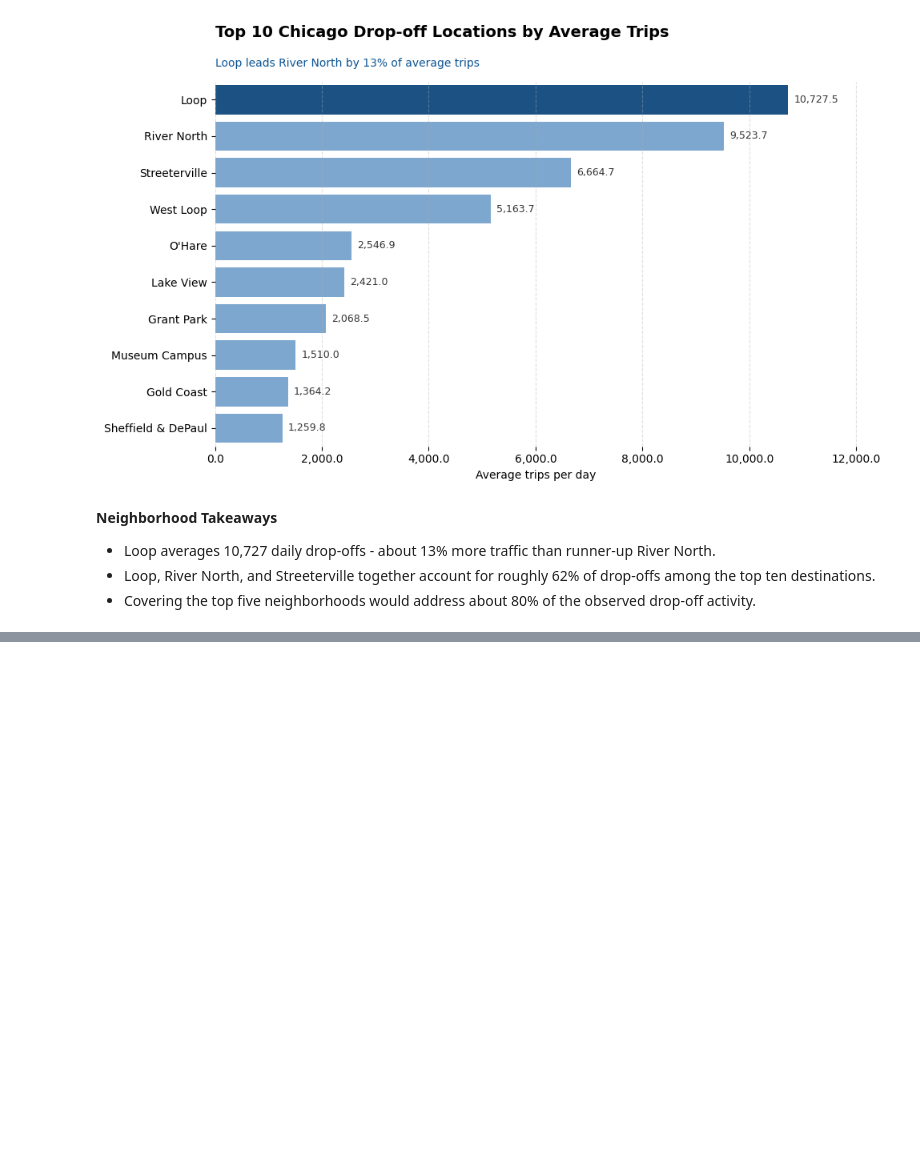
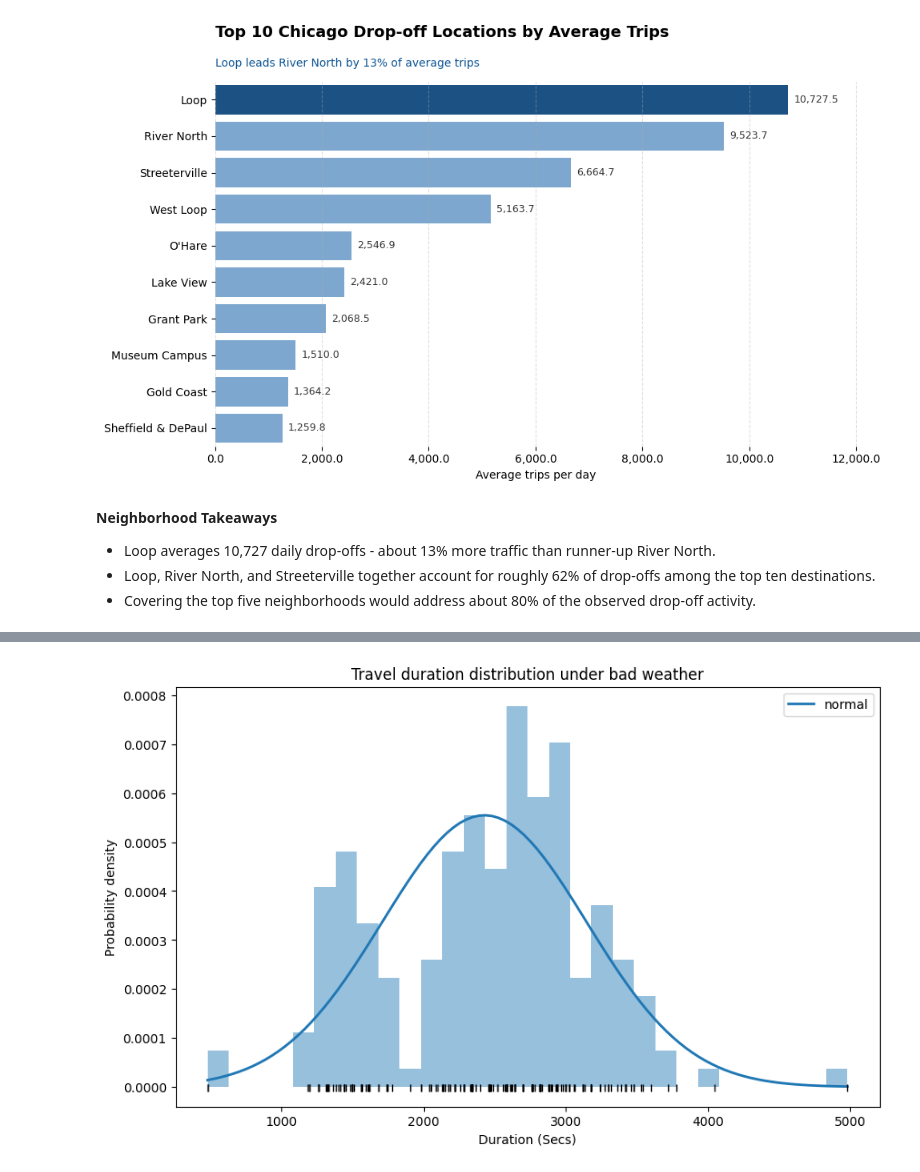
Before and after one commit to Juanhv24/Zuber-Impact-of-Weather-and-Other-External-Factors, a Jupyter notebook: Notebooks/trips_eda.ipynb, the cells around one changed output, grey strips where cells are left out. Cells and saved outputs as stored; diff of their text form; code cells hidden in the pictures; blank space fills up the shorter version.

```diff
--- a/Notebooks/trips_eda.ipynb
+++ b/Notebooks/trips_eda.ipynb
@@ -63,3 +67,5 @@ memory usage: 25.2+ KB
+# %%
+trips_air['start_ts'] = pd.to_datetime (trips_air['start_ts'], format='%Y-%m-%d %H:%M:%S')
 # %% [markdown]
 # EDA
 # %%
@@ -205,0 +229,22 @@ plt.tight_layout()
+# %%
+bad_weather = trips_air.query ('weather_conditions == "Bad"')
+bad_duration = bad_weather['duration_seconds']
+
+# Valores de la media (mu) y desviación típica (sigma) de los datos
+mu, sigma = stats.norm.fit (bad_duration)
+
+# Valores teóricos de la normal en el grupo observado
+x_hat = np.linspace(min(bad_duration), max(bad_duration), num=100)
+y_hat = stats.norm.pdf (x_hat, mu, sigma)
+
+# Gráfico
+fig, ax = plt.subplots (figsize=(10,6))
+ax.plot (x_hat, y_hat, linewidth=2, label='normal')
+ax.hist (x=bad_duration, density=True, bins=30, color='#3182bd', alpha=0.5)
+ax.plot (bad_duration, np.full_like(bad_duration, -0.000001), '|k', markeredgewidth=1)
+ax.set_title ('Travel duration distribution under bad weather')
+ax.set_xlabel ('Duration (Secs)')
+ax.set_ylabel ('Probability density')
+ax.legend ();
+# %% [output]
+[figure, added]
```
Also changed, not shown: parts of 16 cells of this notebook.
